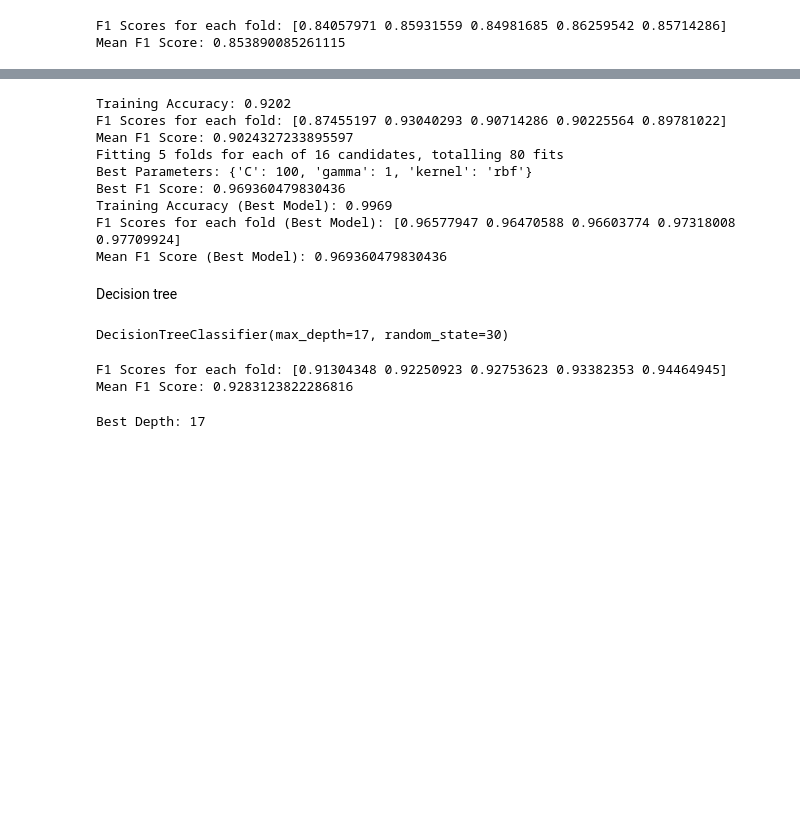
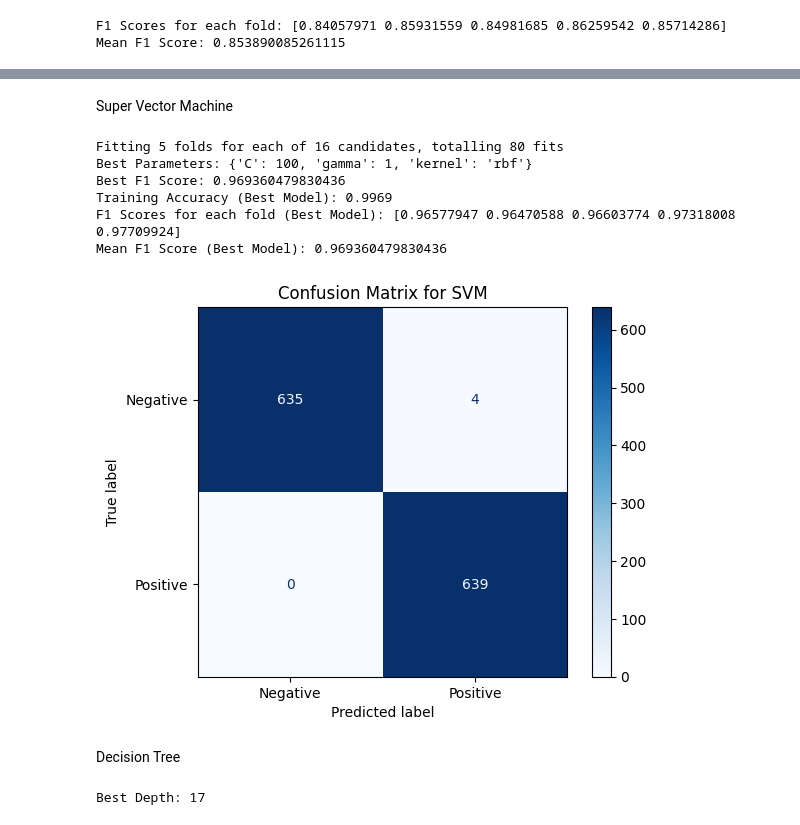
Before and after one commit to lesson-jbg/DVC-MLproject, a Jupyter notebook: main.ipynb, the cells around one changed output, grey strips where cells are left out. Drawn from its saved outputs; the diff is of its cells as text; code cells hidden in the pictures; blank space fills up the shorter version.

```diff
--- a/main.ipynb
+++ b/main.ipynb
@@ -489,16 +504,6 @@ SVM model
+# %% [markdown]
+Super Vector Machine
 # %%
-
-
-svm_model = SVC(kernel='rbf', random_state=42)
-
-svm_model.fit(X_train_scaled, y_resampled)
-
-train_accuracy = svm_model.score(X_train_scaled, y_resampled)
-print(f"Training Accuracy: {train_accuracy:.4f}")
-
-f1_scores = cross_val_score(svm_model, X_train_scaled, y_resampled, cv=5, scoring='f1')
-print("F1 Scores for each fold:", f1_scores)
-print("Mean F1 Score:", f1_scores.mean())
 
 param_grid = {
     'C': [0.1, 1, 10, 100],
@@ -515,41 +520,31 @@ print(f"Best F1 Score: {grid_search.best_score_}")
 
 svm = grid_search.best_estimator_
 
-train_accuracy_best = svm.score(X_train_scaled, y_resampled)
-print(f"Training Accuracy (Best Model): {train_accuracy_best:.4f}")
+train_accuracy = svm.score(X_train_scaled, y_resampled)
+print(f"Training Accuracy (Best Model): {train_accuracy:.4f}")
 
-f1_scores_best = cross_val_score(svm, X_train_scaled, y_resampled, cv=5, scoring='f1')
-print("F1 Scores for each fold (Best Model):", f1_scores_best)
-print("Mean F1 Score (Best Model):", f1_scores_best.mean())
+svm_f1 = cross_val_score(svm, X_train_scaled, y_resampled, cv=5, scoring='f1')
+print("F1 Scores for each fold (Best Model):", svm_f1)
+print("Mean F1 Score (Best Model):", svm_f1.mean())
 # %% [output]
-Training Accuracy: 0.9202
-F1 Scores for each fold: [0.87455197 0.93040293 0.90714286 0.90225564 0.89781022]
-Mean F1 Score: 0.9024327233895597
 Fitting 5 folds for each of 16 candidates, totalling 80 fits
 Best Parameters: {'C': 100, 'gamma': 1, 'kernel': 'rbf'}
 Best F1 Score: 0.969360479830436
 Training Accuracy (Best Model): 0.9969
 F1 Scores for each fold (Best Model): [0.96577947 0.96470588 0.96603774 0.97318008 0.97709924]
 Mean F1 Score (Best Model): 0.969360479830436
+# %%
+from sklearn.metrics import ConfusionMatrixDisplay
+
+cm = confusion_matrix(y_resampled, svm.predict(X_train_scaled))
+disp = ConfusionMatrixDisplay(confusion_matrix=cm, display_labels=['Negative', 'Positive'])
+disp.plot(cmap='Blues')
+plt.title('Confusion Matrix for SVM')
+plt.show()
+# %% [output]
+[figure, added]
 # %% [markdown]
-Decision tree
+Decision Tree
-# %%
-
-
-dt_model = DecisionTreeClassifier(max_depth=17,random_state=30)
-
-dt_model.fit(X_train_scaled, y_resampled)
-# %% [output]
-DecisionTreeClassifier(max_depth=17, random_state=30)
-# %%
-
-f1_scores = cross_val_score(dt_model, X_train_scaled, y_resampled, cv=5, scoring='f1')
-
-print("F1 Scores for each fold:", f1_scores)
-print("Mean F1 Score:", f1_scores.mean())
-# %% [output]
-F1 Scores for each fold: [0.91304348 0.92250923 0.92753623 0.93382353 0.94464945]
-Mean F1 Score: 0.9283123822286816
 # %%
 
 param_grid = {'max_depth': range(1, 21)}
```
Also changed, not shown: parts of 44 cells of this notebook, 15 other files.
